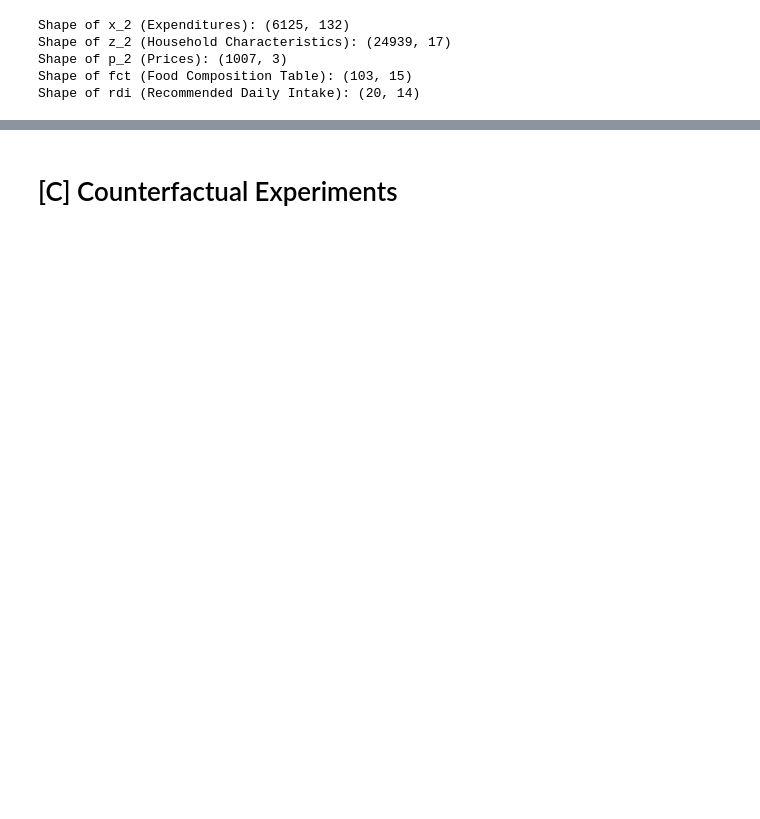
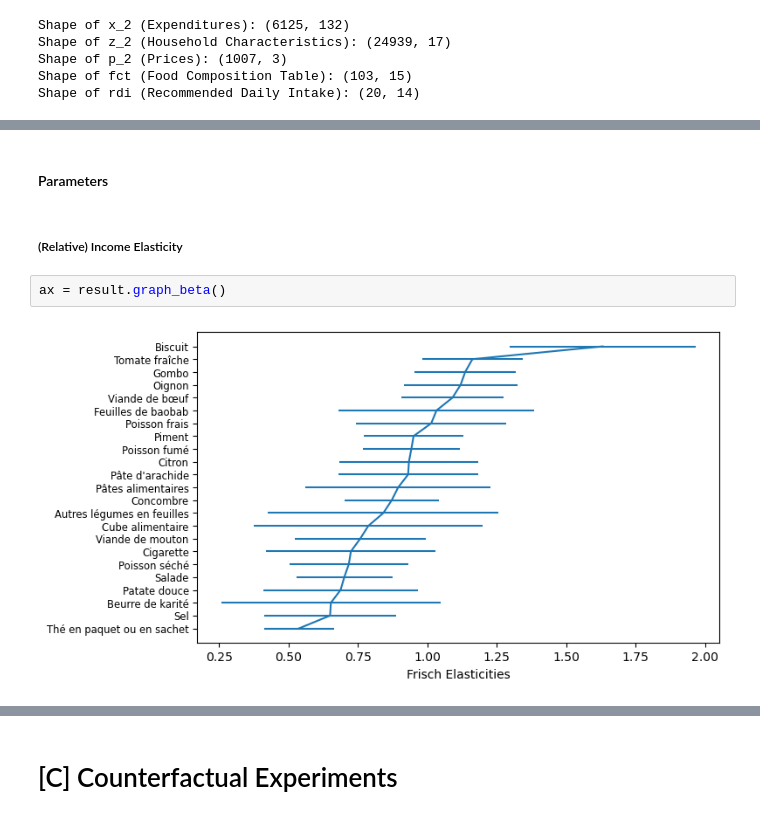
Before and after one commit to JackPollard4/Project-3-, a Jupyter notebook: Jack Mali Document.ipynb, the cells around one changed output, grey strips where cells are left out. Drawn from its saved outputs; the diff is of its cells as text; blank space fills up the shorter version.

```diff
--- a/Jack Mali Document.ipynb
+++ b/Jack Mali Document.ipynb
@@ -539,0 +531,8 @@ Note: you may need to restart the kernel to use updated packages.
+# %% [markdown]
+#### Parameters
+# %% [markdown]
+##### (Relative) Income Elasticity
+# %%
+ax = result.graph_beta()
+# %% [output]
+[figure, added]
```
Also changed, not shown: parts of 29 cells of this notebook.
